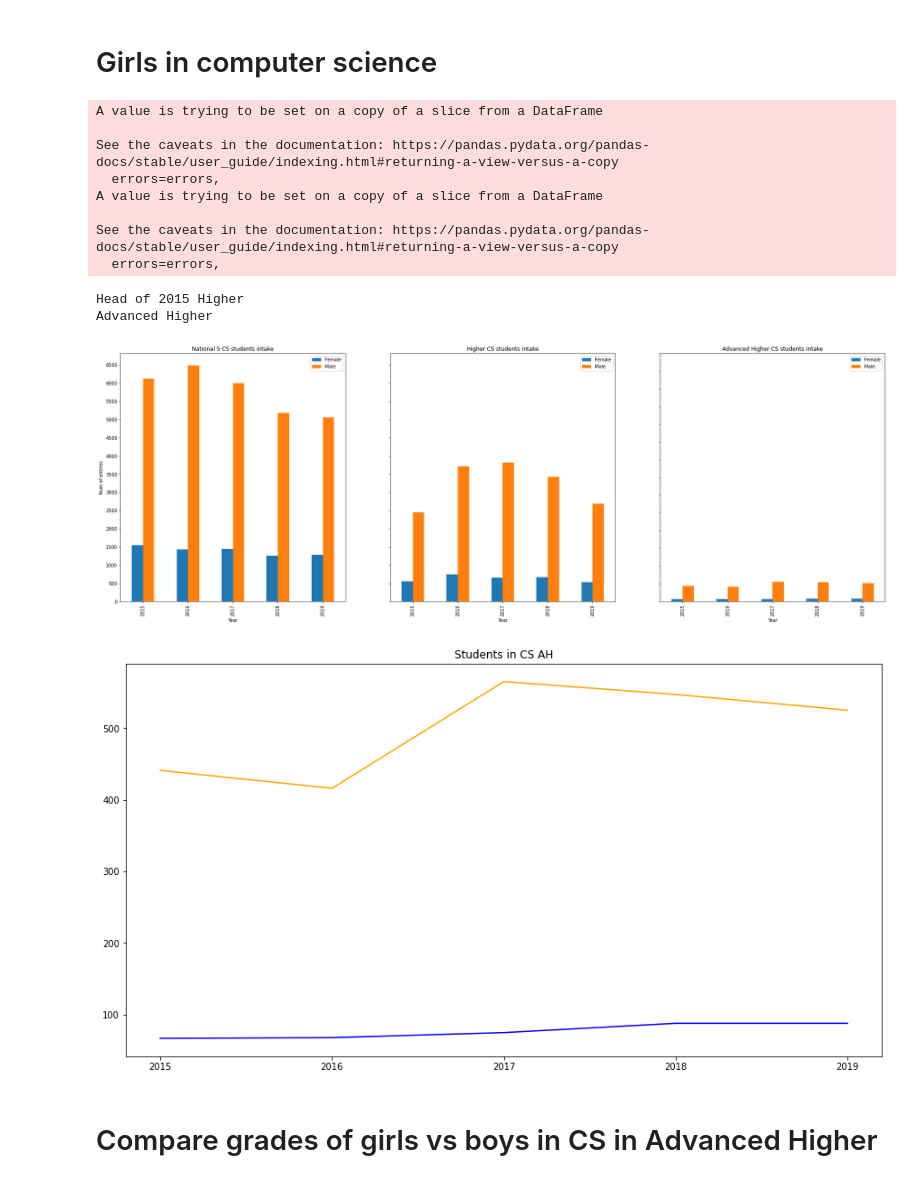
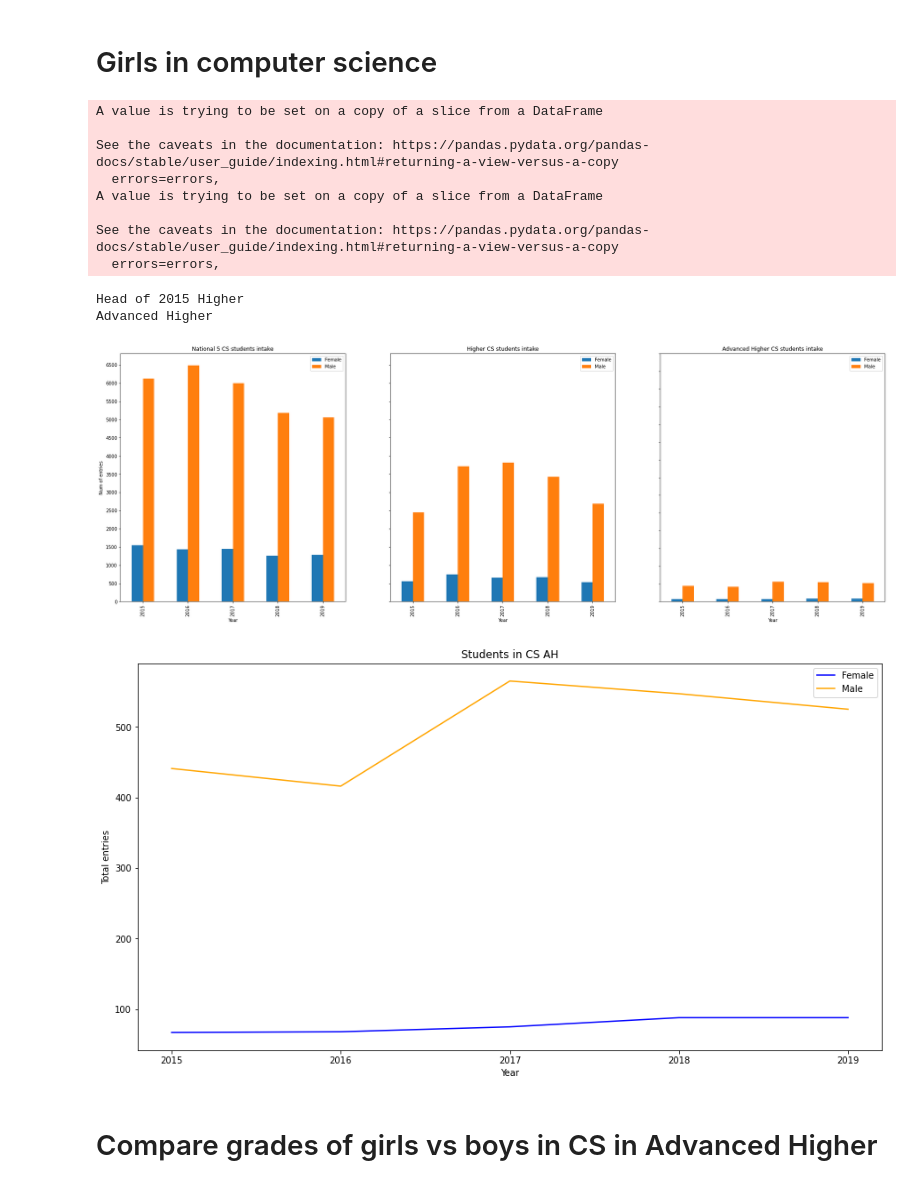
Before and after one commit to njaincode/final_project, a Jupyter notebook: project_1.ipynb, the cells around one changed output. Cells and saved outputs as stored; diff of their text form; code cells hidden in the pictures.

```diff
--- a/project_1.ipynb
+++ b/project_1.ipynb
@@ -217,39 +217,41 @@ def main_function():
   ax[2].legend(loc="upper right")
 
   # Control y-axis, step size=500
   major_ticks = np.arange(0, 7001, 500)
   ax[2].set_yticks(major_ticks)
   plt.show()
 
   # Example to draw line graph
   fig, ax = plt.subplots(1, 1, figsize=(15, 8))
-  xtry1 = [2015, 2016, 2017, 2018, 2019]
+  xtry = [2015, 2016, 2017, 2018, 2019]
+
   ytry1 = ahigher['Female']
   ytry2 = ahigher['Male']
-  # FIXME WHy I need to do this? If not, step size=0.5 instead of 1
-  major_ticks = np.arange(2015, 2020, 1)
-  ax.set_xticks(major_ticks)
+  ax.set_xticks(xtry)
   ax.set_title('Students in CS AH')
-  ax.plot(ytry1, color='blue', label='Female')
+  ax.plot(xtry, ytry1, color='blue', label='Female')
   ax.plot(ytry2, color='orange', label='Male')
+  ax.set_xlabel('Year')
+  ax.set_ylabel('Total entries')
+  ax.legend()
 
   plt.show()
 
 main_function()
 # TODO - What is the most famous subject of girls at all 3 levels?
 # %% [output]
 A value is trying to be set on a copy of a slice from a DataFrame
 
 See the caveats in the documentation: https://pandas.pydata.org/pandas-docs/stable/user_guide/indexing.html#returning-a-view-versus-a-copy
   errors=errors,
 A value is trying to be set on a copy of a slice from a DataFrame
 
 See the caveats in the documentation: https://pandas.pydata.org/pandas-docs/stable/user_guide/indexing.html#returning-a-view-versus-a-copy
   errors=errors,
 Head of 2015 Higher
 Advanced Higher
 [figure]
-[figure, old version]
+[figure, new version]
 # %% [markdown]
 # Compare grades of girls vs boys in CS in Advanced Higher
 # %%
```
Also changed, not shown: parts of 3 cells of this notebook.
